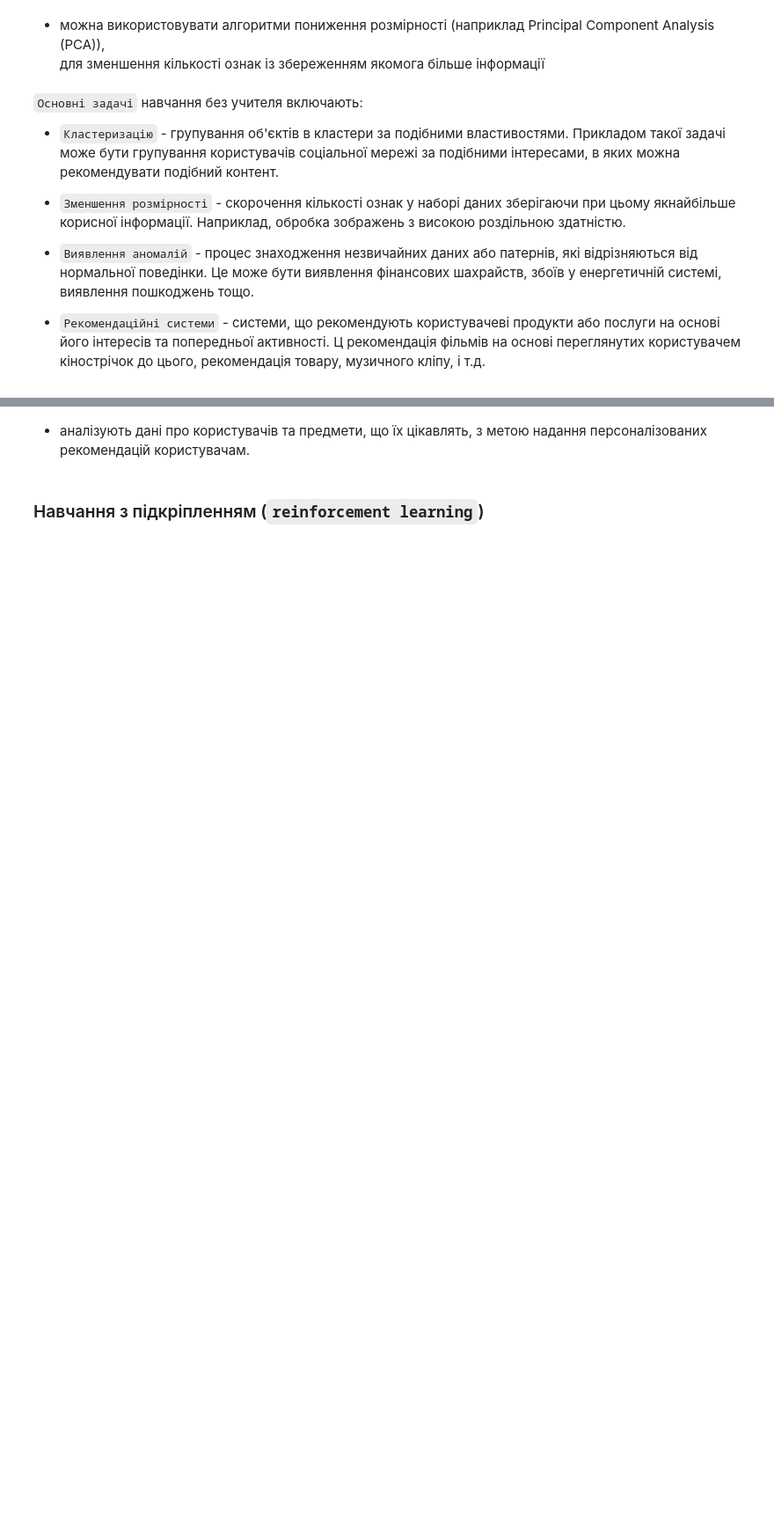
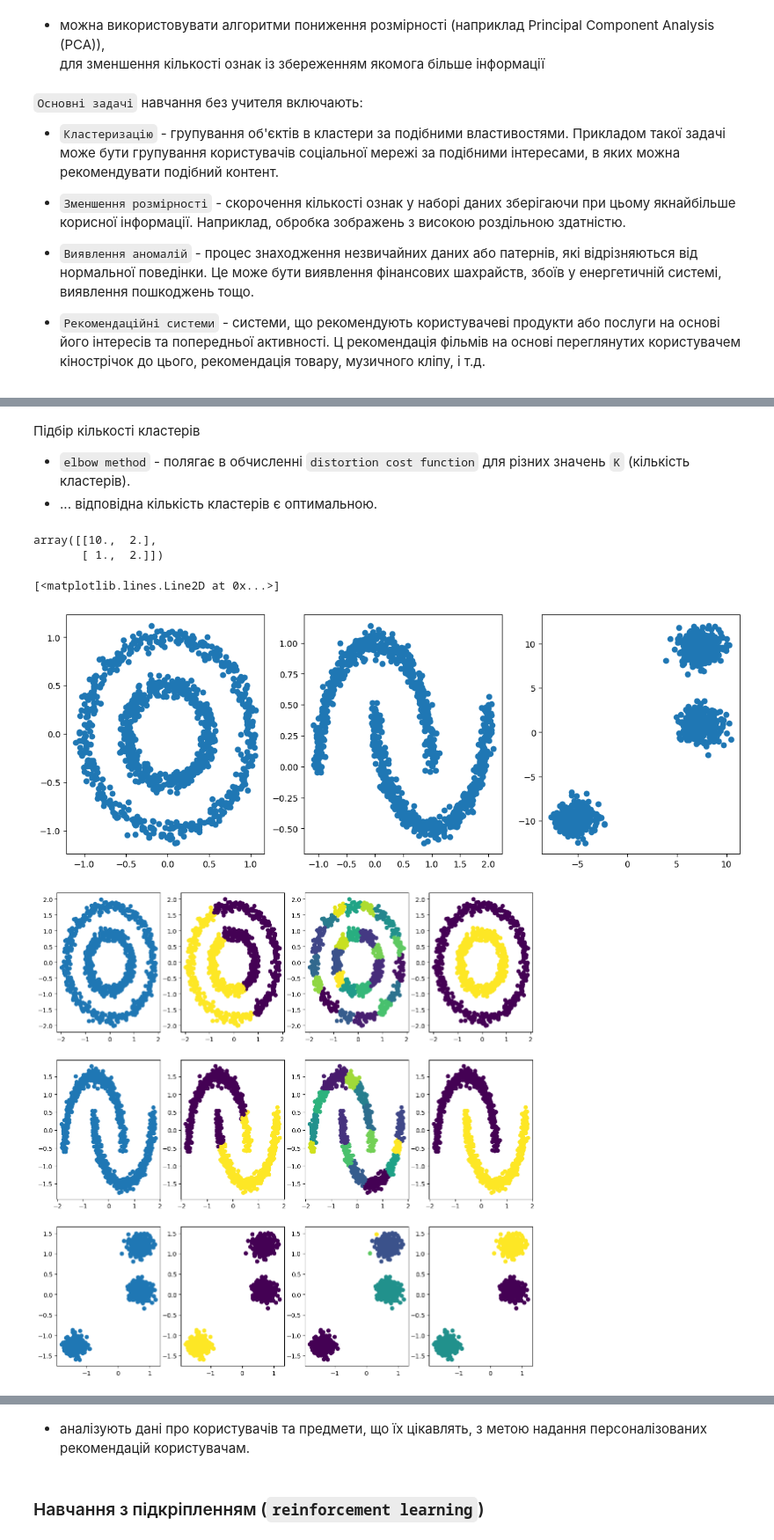
Before and after one commit to DenysTantsiura/datas, a Jupyter notebook: helps/datascience.ipynb, the cells around one changed output, grey strips where cells are left out. Shown at 88% size. Drawn from its saved outputs; the diff is of its cells as text; code cells hidden in the pictures; blank space fills up the shorter version.

```diff
--- a/helps/datascience.ipynb
+++ b/helps/datascience.ipynb
@@ -417,0 +456,80 @@ y, regressor.predict(np.array([[3, 5]]))
+# %% [markdown]
+Підбір кількості кластерів<br>
+- `elbow method` - полягає в обчисленні `distortion cost function` для різних значень `K` (кількість кластерів).
+- ... відповідна кількість кластерів є оптимальною.
+# %%
+from sklearn.cluster import KMeans
+import numpy as np
+
+
+X = np.array([[1, 2], [1, 4], [1, 0],
+              [10, 2], [10, 4], [10, 0]])
+
+kmeans = KMeans(n_clusters=2, random_state=0, n_init="auto").fit(X)
+
+kmeans.labels_  # список зі значеннями c(i)c^{(i)}c
+
+kmeans.predict([[0, 0], [12, 3]])
+
+kmeans.cluster_centers_  # координати центроїдів
+# %% [output]
+array([[10.,  2.],
+       [ 1.,  2.]])
+# %%
+import numpy as np
+import pandas as pd
+import matplotlib.pyplot as plt
+from sklearn import datasets as dsets
+from sklearn.preprocessing import StandardScaler
+from sklearn.cluster import KMeans, AgglomerativeClustering, DBSCAN
+import seaborn as sns
+
+
+datasets = [
+    dsets.make_circles(n_samples=1000, factor=0.5, noise=0.05),
+    dsets.make_moons(n_samples=1000, noise=0.05),
+    dsets.make_blobs(n_samples=1000, random_state=8),
+]
+
+plt.figure(figsize=(14, 5))
+for i, data in enumerate(datasets):
+    X, _ = data
+    plt.subplot(1, 3, i + 1)
+    plt.scatter(X[:, 0], X[:, 1])
+
+plt.figure(figsize=(14, 14))
+for i, data in enumerate(datasets):
+    X, _ = data
+    X_norm = StandardScaler().fit_transform(X)
+
+    plt.subplot(3, 4, 4 * i + 1)
+    plt.scatter(X_norm[:, 0], X_norm[:, 1])
+
+    kmeans = KMeans(n_clusters=2).fit(X_norm)
+    plt.subplot(3, 4, 4 * i + 2)
+    plt.scatter(X_norm[:, 0], X_norm[:, 1], c=kmeans.labels_)
+
+    agg_cl = AgglomerativeClustering(n_clusters=None, distance_threshold=0.5, linkage='average').fit(X_norm)
+    plt.subplot(3, 4, 4 * i + 3)
+    plt.scatter(X_norm[:, 0], X_norm[:, 1], c=agg_cl.labels_)
+
+    dbscan_cl = DBSCAN(eps=0.3).fit(X_norm)
+    plt.subplot(3, 4, 4 * i + 4)
+    plt.scatter(X_norm[:, 0], X_norm[:, 1], c=dbscan_cl.labels_)
+
+# https://scikit-learn.org/stable/modules/generated/sklearn.datasets.make_blobs.html
+X = dsets.make_blobs(n_samples=1000, random_state=8)[0]
+
+X_norm = StandardScaler().fit_transform(X)
+
+cost = []
+for k in range(1, 6):
+    kmeans = KMeans(n_clusters=k).fit(X_norm)
+    cost.append(kmeans.inertia_)
+
+plt.figure(figsize=(5, 5))
+plt.plot(range(1, 6), cost, marker='.')
+# %% [output]
+[<matplotlib.lines.Line2D at 0x...>]
+[figure, added]
+[figure, added]
```
Also changed, not shown: parts of 27 cells of this notebook, 1 other file.
